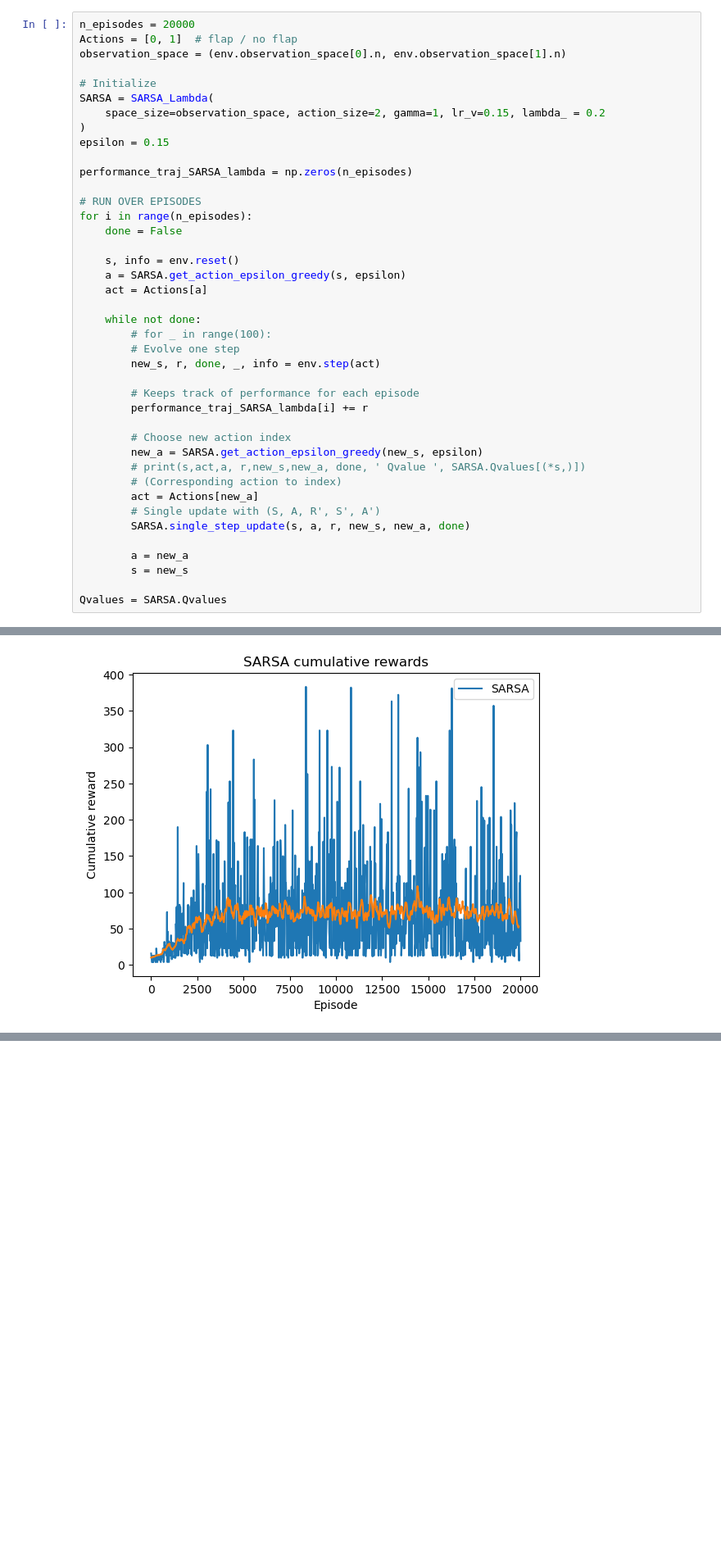
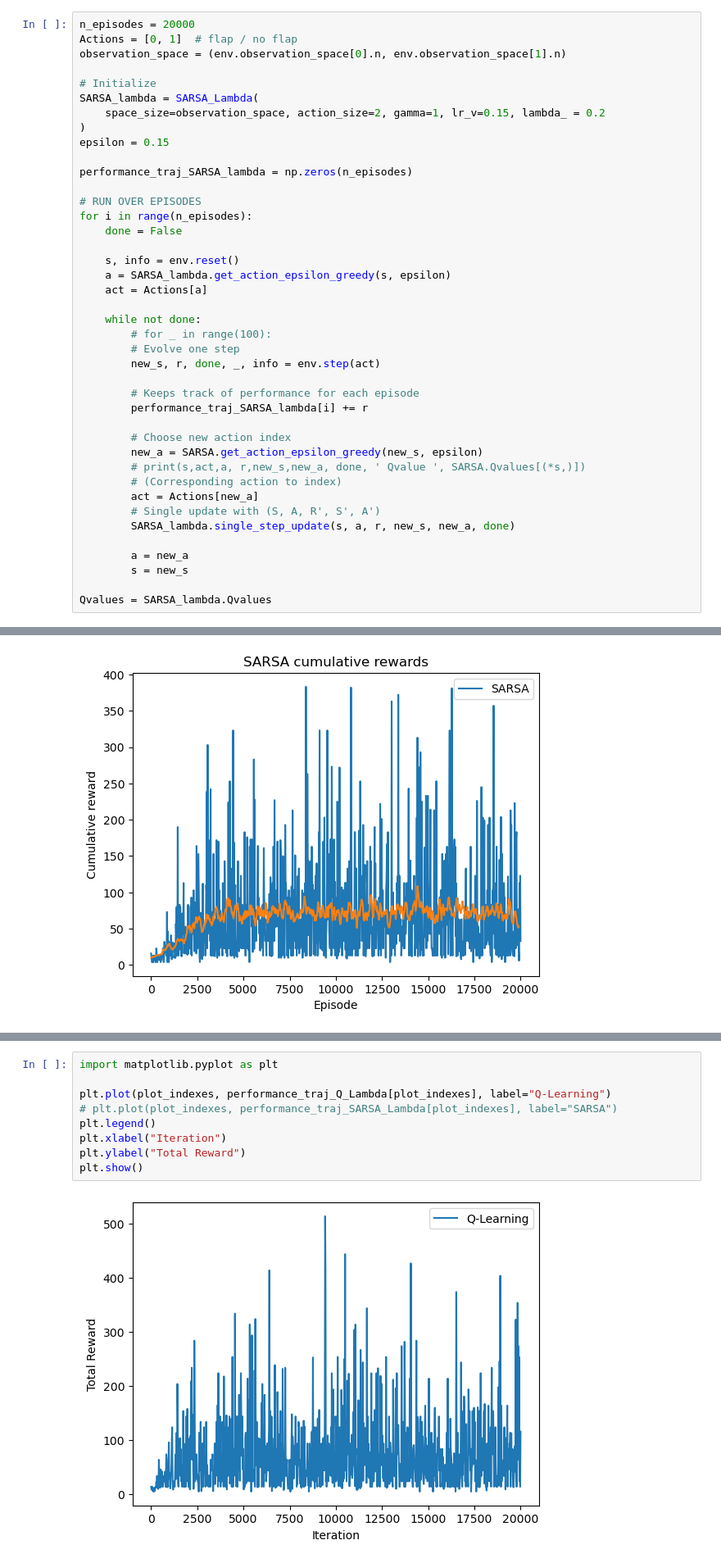
Before and after one commit to SDavenia/RL_Flappy_Bird, a Jupyter notebook: TD_lambda.ipynb, the cells around one changed output, grey strips where cells are left out. Shown at 82% size. Drawn from its saved outputs; the diff is of its cells as text; blank space fills up the shorter version.

Commit message:
Sarsa lambda

```diff
--- a/TD_lambda.ipynb
+++ b/TD_lambda.ipynb
@@ -216,7 +216,7 @@ Actions = [0, 1]  # flap / no flap
 observation_space = (env.observation_space[0].n, env.observation_space[1].n)
 
 # Initialize
-SARSA = SARSA_Lambda(
+SARSA_lambda = SARSA_Lambda(
     space_size=observation_space, action_size=2, gamma=1, lr_v=0.15, lambda_ = 0.2
 )
 epsilon = 0.15
@@ -228,7 +228,7 @@ for i in range(n_episodes):
     done = False
 
     s, info = env.reset()
-    a = SARSA.get_action_epsilon_greedy(s, epsilon)
+    a = SARSA_lambda.get_action_epsilon_greedy(s, epsilon)
     act = Actions[a]
 
     while not done:
@@ -245,12 +245,12 @@ for i in range(n_episodes):
         # (Corresponding action to index)
         act = Actions[new_a]
         # Single update with (S, A, R', S', A')
-        SARSA.single_step_update(s, a, r, new_s, new_a, done)
+        SARSA_lambda.single_step_update(s, a, r, new_s, new_a, done)
 
         a = new_a
         s = new_s
 
-Qvalues = SARSA.Qvalues
+Qvalues = SARSA_lambda.Qvalues
 # %%
 plot_indexes = np.arange(
     0, n_episodes + 1, 20, dtype=int
@@ -314,0 +454,11 @@ Text(0.5, 1.0, 'SARSA cumulative rewards')
+# %%
+import matplotlib.pyplot as plt
+
+plt.plot(plot_indexes, performance_traj_Q_Lambda[plot_indexes], label="Q-Learning")
+# plt.plot(plot_indexes, performance_traj_SARSA_Lambda[plot_indexes], label="SARSA")
+plt.legend()
+plt.xlabel("Iteration")
+plt.ylabel("Total Reward")
+plt.show()
+# %% [output]
+[figure, added]
```
Also changed, not shown: parts of 3 cells of this notebook.
